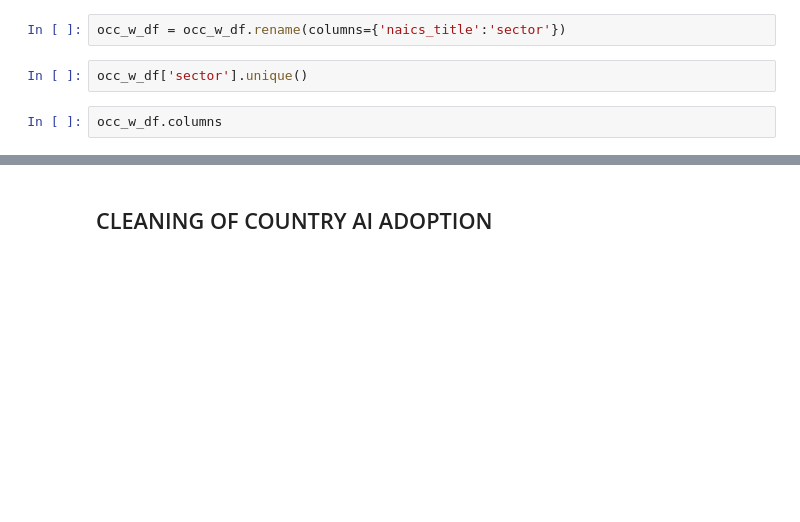
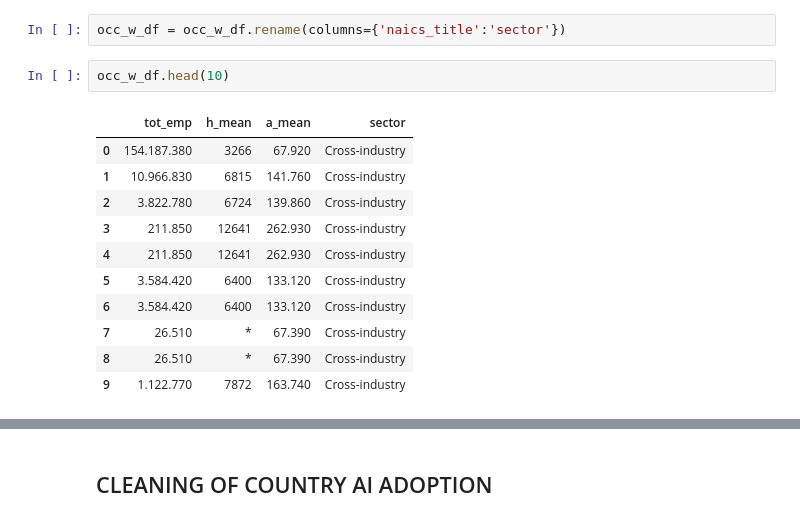
Before and after one commit to isg75/first_project, a Jupyter notebook: notebooks/cleaning_instructions_02.ipynb, the cells around one changed output, grey strips where cells are left out. Drawn from its saved outputs; the diff is of its cells as text; blank space fills up the shorter version.

```diff
--- a/notebooks/cleaning_instructions_02.ipynb
+++ b/notebooks/cleaning_instructions_02.ipynb
@@ -291,7 +444,17 @@ occ_w_df.head(11)
 occ_w_df=occ_w_df.loc[:, ['tot_emp', 'h_mean', 'a_mean', 'naics_title']]
 # %%
 occ_w_df = occ_w_df.rename(columns={'naics_title':'sector'})
-# %%
-occ_w_df['sector'].unique()
 # %%
-occ_w_df.columns
+occ_w_df.head(10)
+# %% [output]
+|  | tot_emp | h_mean | a_mean | sector |
+| 0 | 154.187.380 | 3266 | 67.920 | Cross-industry |
+| 1 | 10.966.830 | 6815 | 141.760 | Cross-industry |
+| 2 | 3.822.780 | 6724 | 139.860 | Cross-industry |
+| 3 | 211.850 | 12641 | 262.930 | Cross-industry |
+| 4 | 211.850 | 12641 | 262.930 | Cross-industry |
+| 5 | 3.584.420 | 6400 | 133.120 | Cross-industry |
+| 6 | 3.584.420 | 6400 | 133.120 | Cross-industry |
+| 7 | 26.510 | * | 67.390 | Cross-industry |
+| 8 | 26.510 | * | 67.390 | Cross-industry |
+| 9 | 1.122.770 | 7872 | 163.740 | Cross-industry |
```
Also changed, not shown: parts of 32 cells of this notebook, 8 other files.
